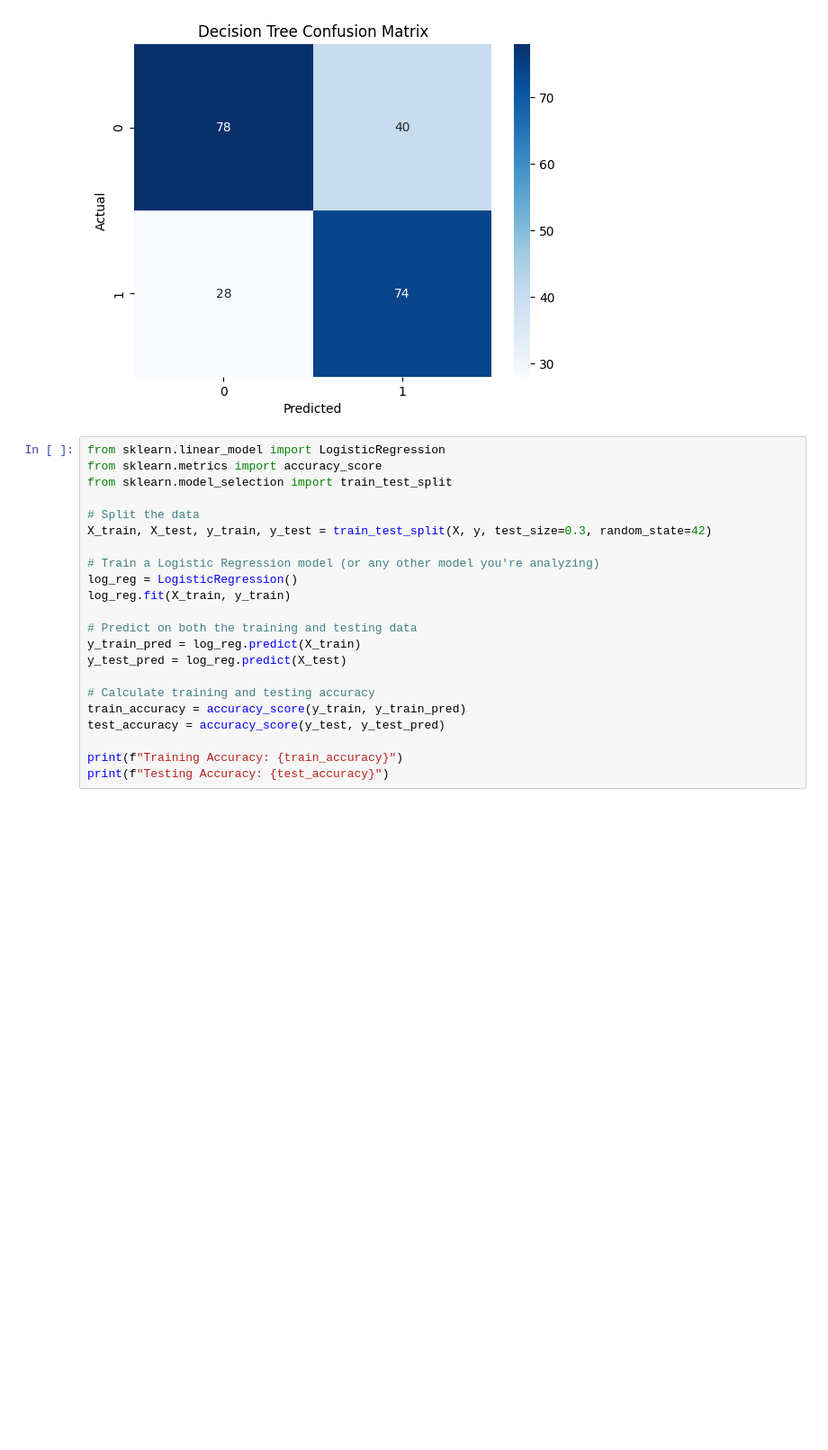
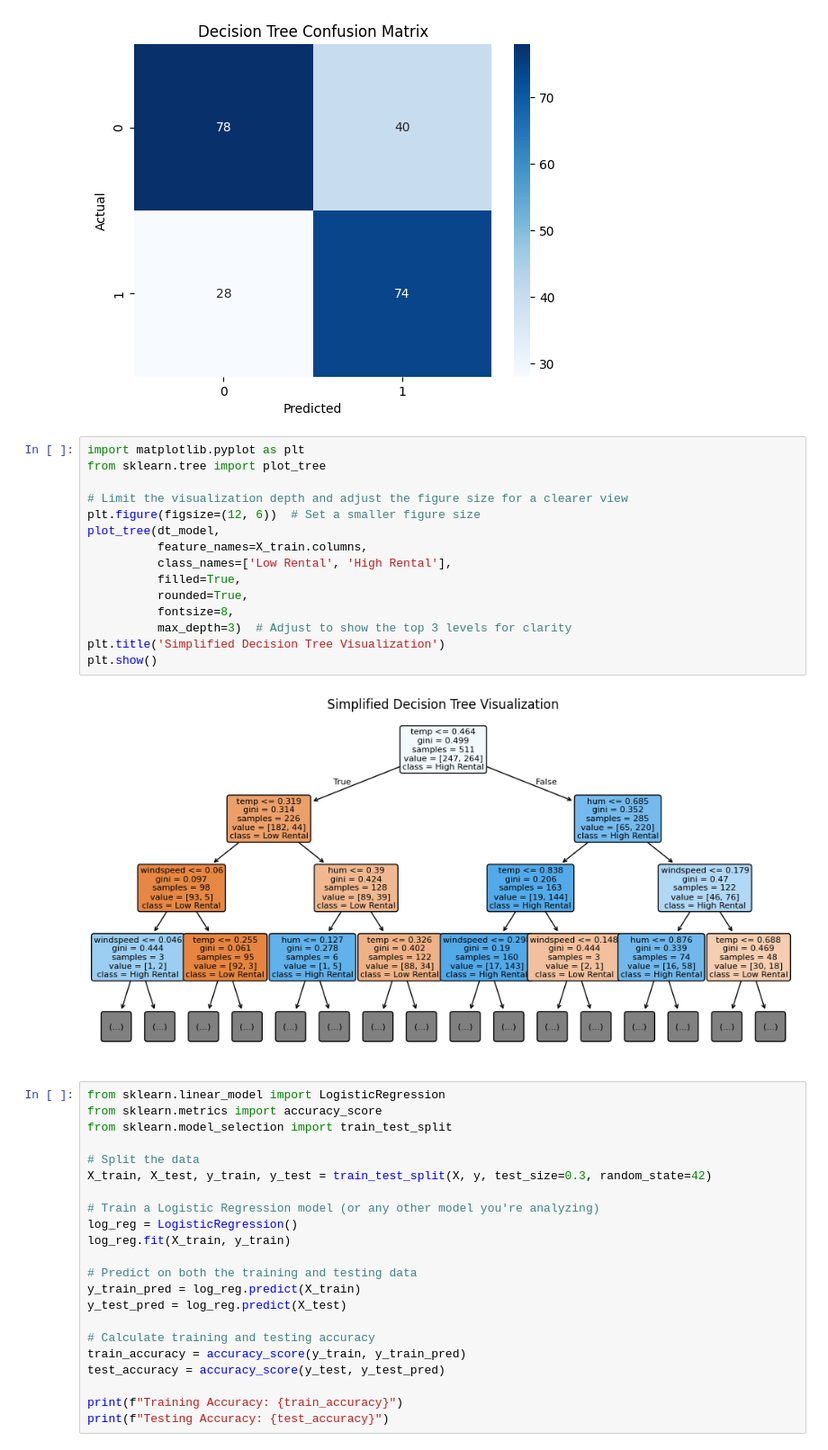
Before and after one commit to s9b/bike-rental-and-sharing-analysis, a Jupyter notebook: bike_rental_and_sharing_analysis.ipynb, the cells around one changed output. Shown at 90% size. Saved outputs shown, nothing was run; the diff lists cells and outputs as text; blank space fills up the shorter version.

Commit message:
Visualised the decision tree

```diff
--- a/bike_rental_and_sharing_analysis.ipynb
+++ b/bike_rental_and_sharing_analysis.ipynb
@@ -272,6 +272,23 @@ plt.show()
    macro avg       0.69      0.69      0.69       220
 weighted avg       0.70      0.69      0.69       220
 [figure]
+# %%
+import matplotlib.pyplot as plt
+from sklearn.tree import plot_tree
+
+# Limit the visualization depth and adjust the figure size for a clearer view
+plt.figure(figsize=(12, 6))  # Set a smaller figure size
+plot_tree(dt_model,
+          feature_names=X_train.columns,
+          class_names=['Low Rental', 'High Rental'],
+          filled=True,
+          rounded=True,
+          fontsize=8,
+          max_depth=3)  # Adjust to show the top 3 levels for clarity
+plt.title('Simplified Decision Tree Visualization')
+plt.show()
+# %% [output]
+[figure, added]
 # %%
 from sklearn.linear_model import LogisticRegression
 from sklearn.metrics import accuracy_score
```
